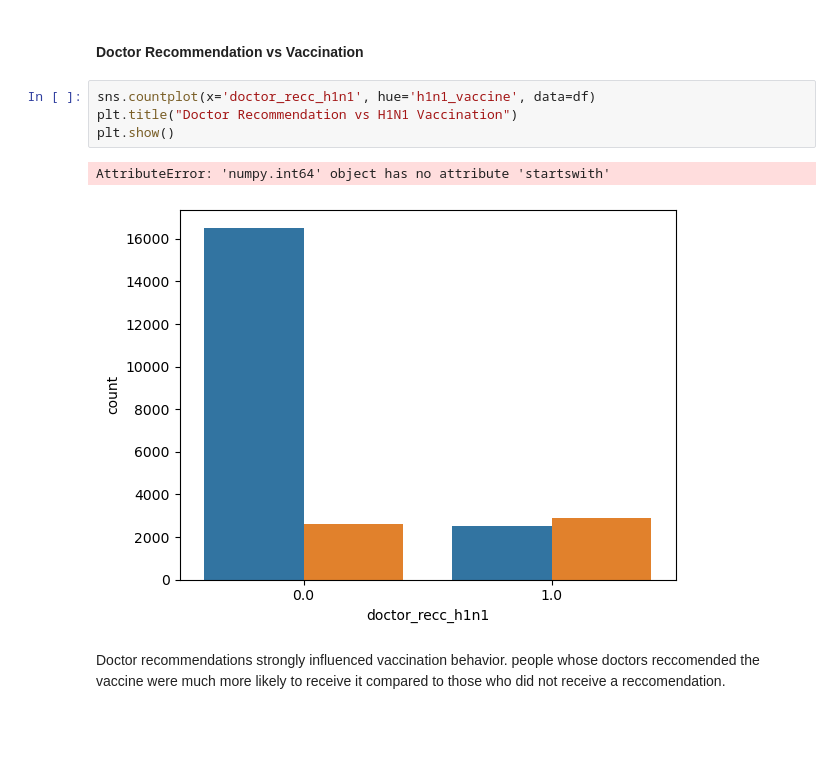
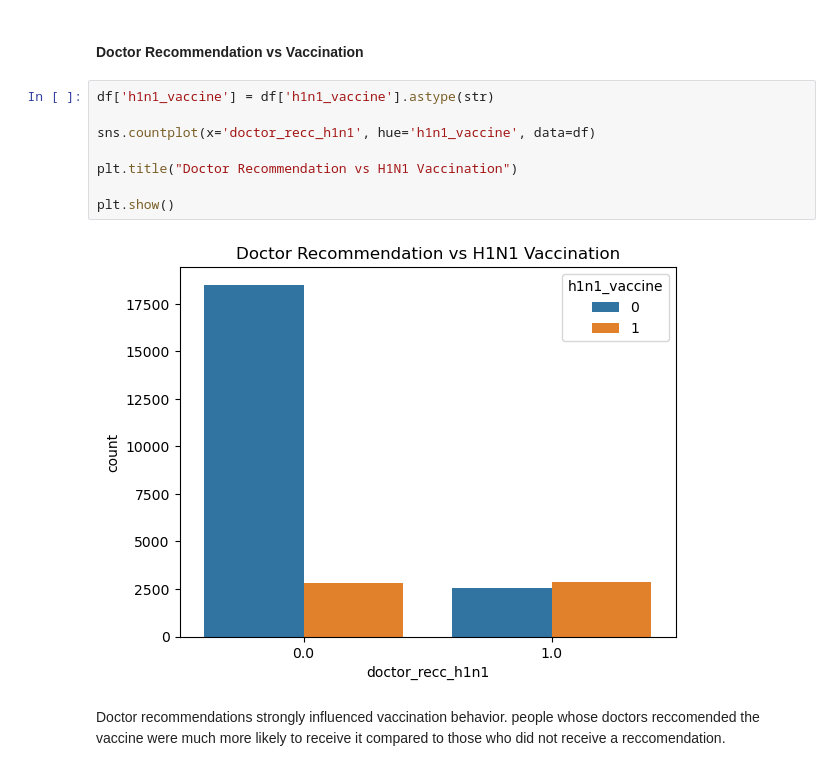
Before and after one commit to michelleotieno12-netizen/h1n1-flu-vaccine-prediction, a Jupyter notebook: notebooks/project_notebook.ipynb, the cells around one changed output. Drawn from its saved outputs; the diff is of its cells as text; blank space fills up the shorter version.

Commit message:
Fixed EDA errors, improved model explanations and cleaned notebook

```diff
--- a/notebooks/project_notebook.ipynb
+++ b/notebooks/project_notebook.ipynb
@@ -183,13 +183,16 @@ plt.show()
 The distribution of h1n1_concern shows that most repondents report moderate concern about h1n1. Fewer respondents report being completely unconcerned.
 # %% [markdown]
 #### Doctor Recommendation vs Vaccination
-# %%
-sns.countplot(x='doctor_recc_h1n1', hue='h1n1_vaccine', data=df)
-plt.title("Doctor Recommendation vs H1N1 Vaccination")
-plt.show()
-# %% [output]
-AttributeError: 'numpy.int64' object has no attribute 'startswith'
-[figure, removed]
+# %%
+df['h1n1_vaccine'] = df['h1n1_vaccine'].astype(str)
+
+sns.countplot(x='doctor_recc_h1n1', hue='h1n1_vaccine', data=df)
+
+plt.title("Doctor Recommendation vs H1N1 Vaccination")
+
+plt.show()
+# %% [output]
+[figure, added]
 # %% [markdown]
 Doctor recommendations strongly influenced vaccination behavior. people whose doctors reccomended the vaccine were much more likely to receive it compared to those who did not receive a reccomendation.
 # %% [markdown]
```
Also changed, not shown: parts of 4 cells of this notebook.
